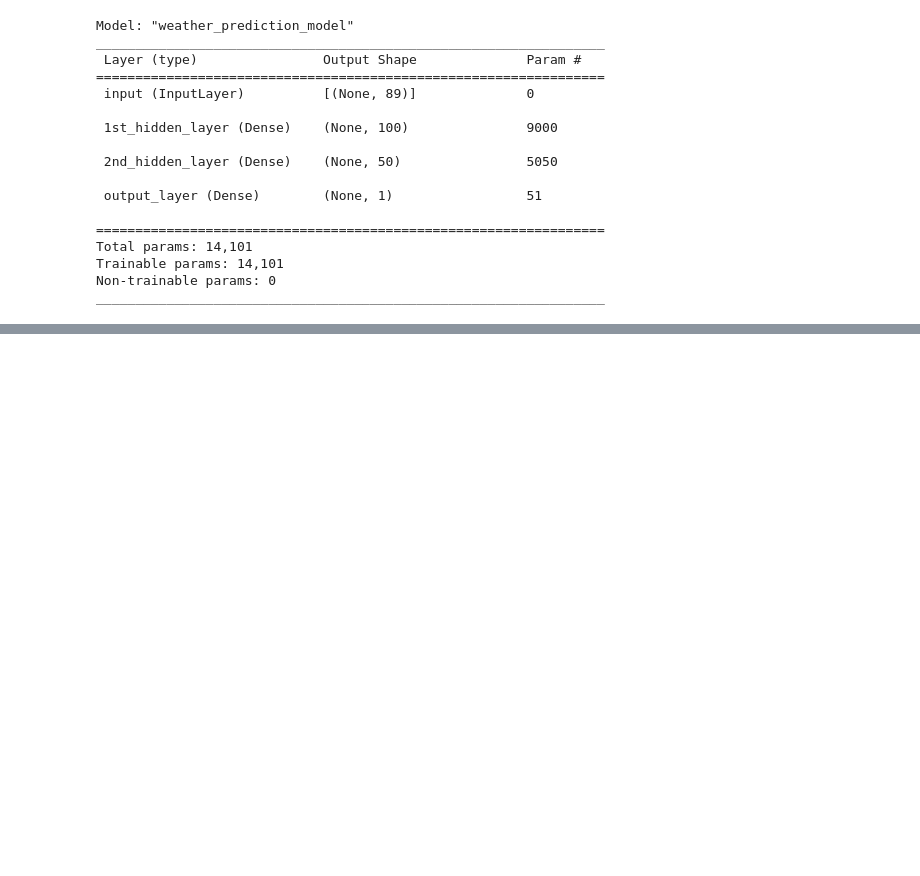
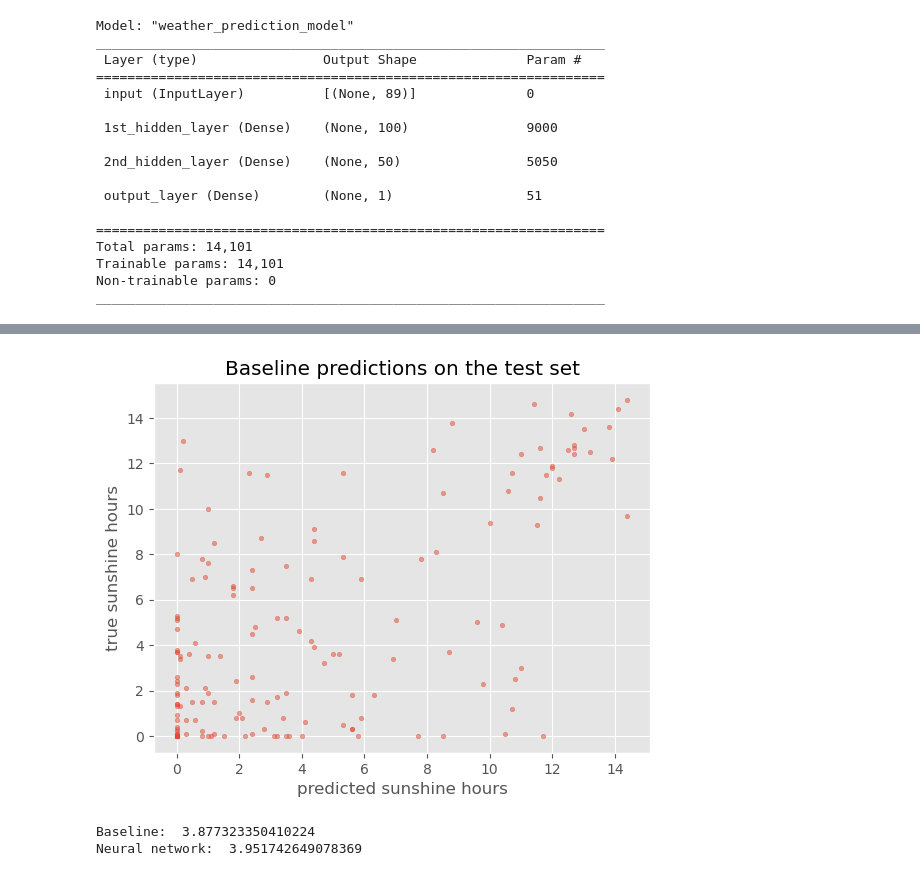
Before and after one commit to esciencecenter-digital-skills/2022-12-05-ds-dl-intro, a Jupyter notebook: files/lesson_3.ipynb, the cells around one changed output, grey strips where cells are left out. Saved outputs shown, nothing was run; the diff lists cells and outputs as text; code cells hidden in the pictures; blank space fills up the shorter version.

```diff
--- a/files/lesson_3.ipynb
+++ b/files/lesson_3.ipynb
@@ -197,0 +312,16 @@ _________________________________________________________________
+# %%
+y_baseline_prediction = X_test['BASEL_sunshine']
+plot_predictions(y_baseline_prediction,
+                 y_test,
+                 title='Baseline predictions on the test set')
+# %% [output]
+[figure, added]
+# %%
+from sklearn.metrics import mean_squared_error
+
+rmse_baseline = mean_squared_error(y_test, y_baseline_prediction, squared=False)
+print('Baseline: ', rmse_baseline)
+print('Neural network: ', test_metrics['root_mean_squared_error'])
+# %% [output]
+Baseline:  3.877323350410224
+Neural network:  3.951742649078369
```
Also changed, not shown: parts of 29 cells of this notebook.
